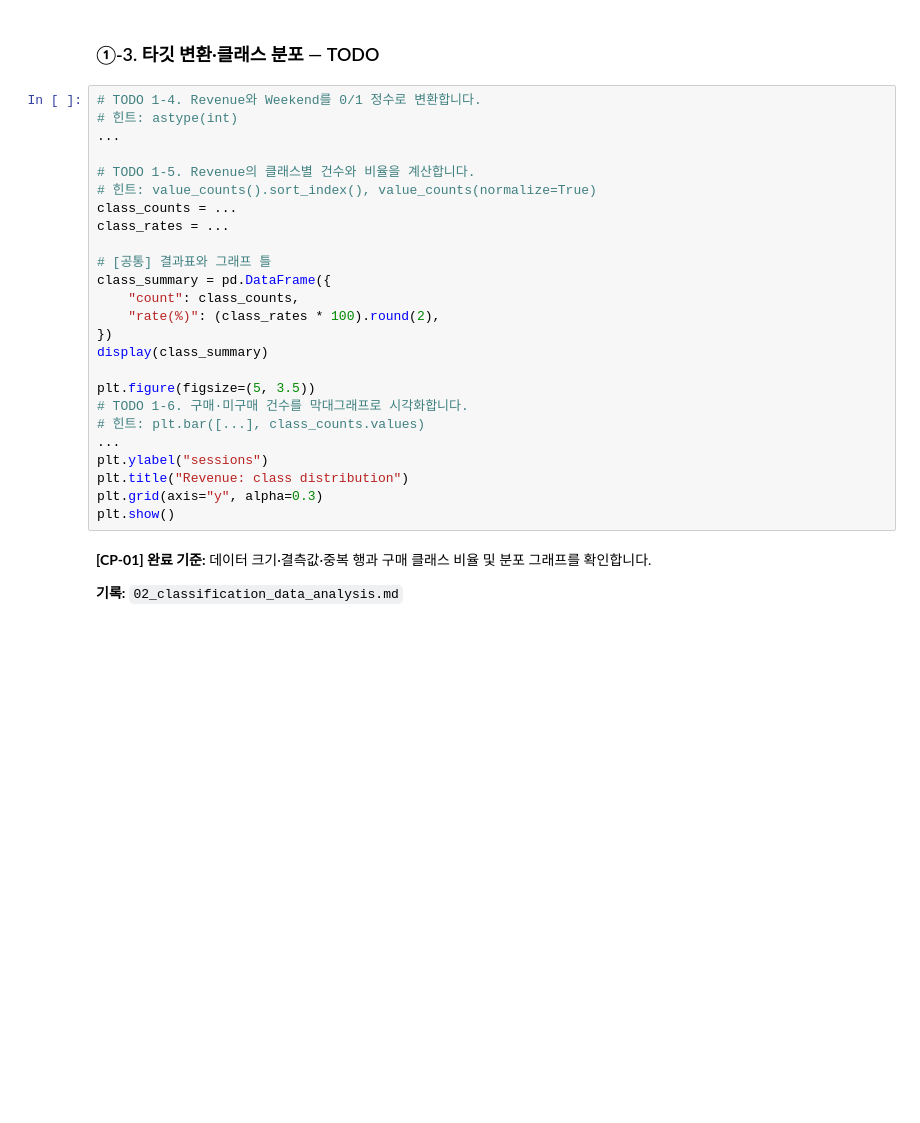
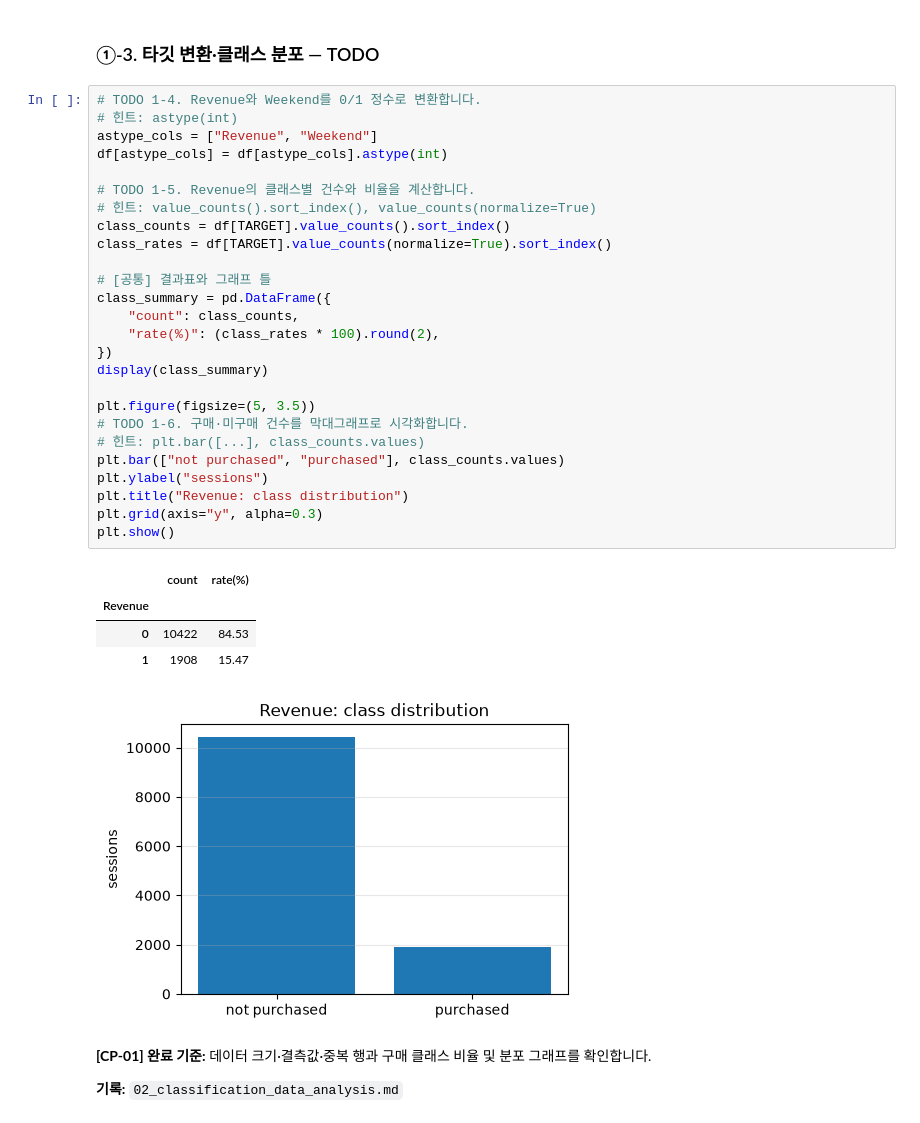
Before and after one commit to jeon87946/ai-mini-projects, a Jupyter notebook: mini-project-01/code/02_classification_online_shopping.ipynb, the cells around one changed output. Saved outputs shown, nothing was run; the diff lists cells and outputs as text; blank space fills up the shorter version.

```diff
--- a/mini-project-01/code/02_classification_online_shopping.ipynb
+++ b/mini-project-01/code/02_classification_online_shopping.ipynb
@@ -76,28 +108,35 @@ plt.show()
 # %%
 # TODO 1-4. Revenue와 Weekend를 0/1 정수로 변환합니다.
 # 힌트: astype(int)
-...
+astype_cols = ["Revenue", "Weekend"]
+df[astype_cols] = df[astype_cols].astype(int)
 
 # TODO 1-5. Revenue의 클래스별 건수와 비율을 계산합니다.
 # 힌트: value_counts().sort_index(), value_counts(normalize=True)
-class_counts = ...
-class_rates = ...
+class_counts = df[TARGET].value_counts().sort_index()
+class_rates = df[TARGET].value_counts(normalize=True).sort_index()
 
 # [공통] 결과표와 그래프 틀
 class_summary = pd.DataFrame({
     "count": class_counts,
     "rate(%)": (class_rates * 100).round(2),
 })
 display(class_summary)
 
 plt.figure(figsize=(5, 3.5))
 # TODO 1-6. 구매·미구매 건수를 막대그래프로 시각화합니다.
 # 힌트: plt.bar([...], class_counts.values)
-...
+plt.bar(["not purchased", "purchased"], class_counts.values)
 plt.ylabel("sessions")
 plt.title("Revenue: class distribution")
 plt.grid(axis="y", alpha=0.3)
 plt.show()
+# %% [output]
+|  | count | rate(%) |
+| Revenue |  |  |
+| 0 | 10422 | 84.53 |
+| 1 | 1908 | 15.47 |
+[figure, added]
 # %% [markdown]
 **[CP-01] 완료 기준:** 데이터 크기·결측값·중복 행과 구매 클래스 비율 및 분포 그래프를 확인합니다.
 
```
Also changed, not shown: parts of 3 cells of this notebook, 2 other files.
